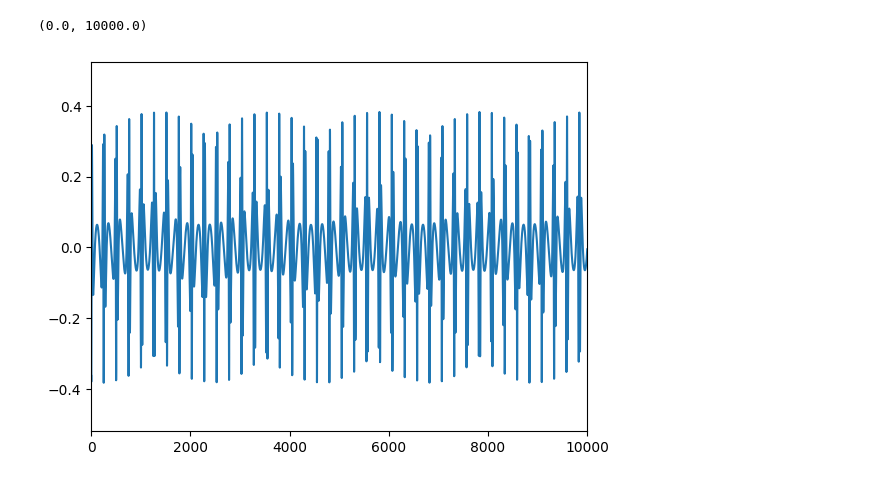
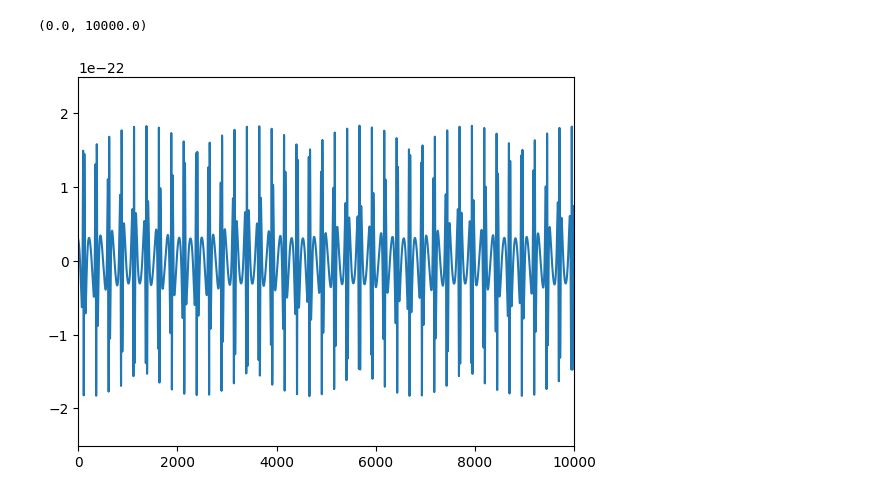
Before and after one commit to cchapmanbird/few-jax-explore, a Jupyter notebook: sandbox/test-waveform.ipynb, the cells around one changed output. Cells and saved outputs as stored; diff of their text form; code cells hidden in the pictures.

```diff
--- a/sandbox/test-waveform.ipynb
+++ b/sandbox/test-waveform.ipynb
@@ -8,2 +7,5 @@ from fewjaxstudy.waveform import build_waveform
+# %%
+from fewjaxstudy.trajectory.ode import get_trajectory_generator
+traj_gen = get_trajectory_generator("../amps-prep/KerrEccEqFluxData.h5")
 # %%
 from fewjaxstudy.amplitude.ampinterp import get_amplitude_interpolant
@@ -12,10 +13,12 @@ ampint = get_amplitude_interpolant("../amps-prep/amp_interp_grid.npy")
 # %%
-t_eval = jnp.array([3e7,])
 m1 = 1e5
 m2 = 1e1
 a = 0.1
 p0 = 10.0
 e0 = 0.6
+dist = 1.0
+Phi_phi0 = 0.45
+Phi_r0 = 0.3
 theta = jnp.pi / 3
 
 T = 1
@@ -24,4 +27,20 @@ n_modes = jnp.arange(-55, 56)
 l_modes = jnp.ones_like(n_modes) * 2
 m_modes = jnp.ones_like(n_modes) * 2
 # %%
-t_out, length, coeffs_amp, coeffs_phase = build_waveform(ampint, t_eval, m1, m2, a, p0, e0, theta, T, l_modes, m_modes, n_modes)
+t_out, length, coeffs_amp, coeffs_phase = construct_amplitude_phase_splines(
+    traj_gen,
+    ampint,
+    m1,
+    m2,
+    a,
+    p0,
+    e0,
+    Phi_phi0,
+    Phi_r0,
+    dist,
+    theta,
+    T,
+    l_modes,
+    m_modes,
+    n_modes
+)
@@ -30,8 +47,3 @@ from fewjaxstudy.summation.interpolatedsum import interpolated_summation_chunked
 # %%
-# def interpolated_summation_chunked(t_eval, t_knots, amplitude_coefficients, phase_coefficients, batch_size):
-
 t_eval = jnp.arange(1e6) * 1.0
-
-outp = interpolated_summation_chunked(
-    t_eval, t_out, coeffs_amp.transpose(1,2,0), coeffs_phase.transpose(1,2,0), batch_size=1000
-).block_until_ready()
+waveform = build_waveform_from_coefficients(t_eval, t_out, coeffs_amp, coeffs_phase, batch_size = 10000)
@@ -40,9 +50,9 @@ outp = interpolated_summation_chunked(
 # %%
-plt.plot(t_eval, outp.real)
+plt.plot(t_eval, waveform.real)
 plt.xlim(0, 10000)
 # %% [output]
 (0.0, 10000.0)
-[figure, old version]
+[figure, new version]
 # %%
 # lotsa_waves = jax.vmap(build_waveform, in_axes = (None, None, None, None, 0, None, None, None, None, None, None))
 
```
Also changed, not shown: parts of 6 cells of this notebook, 3 other files.
